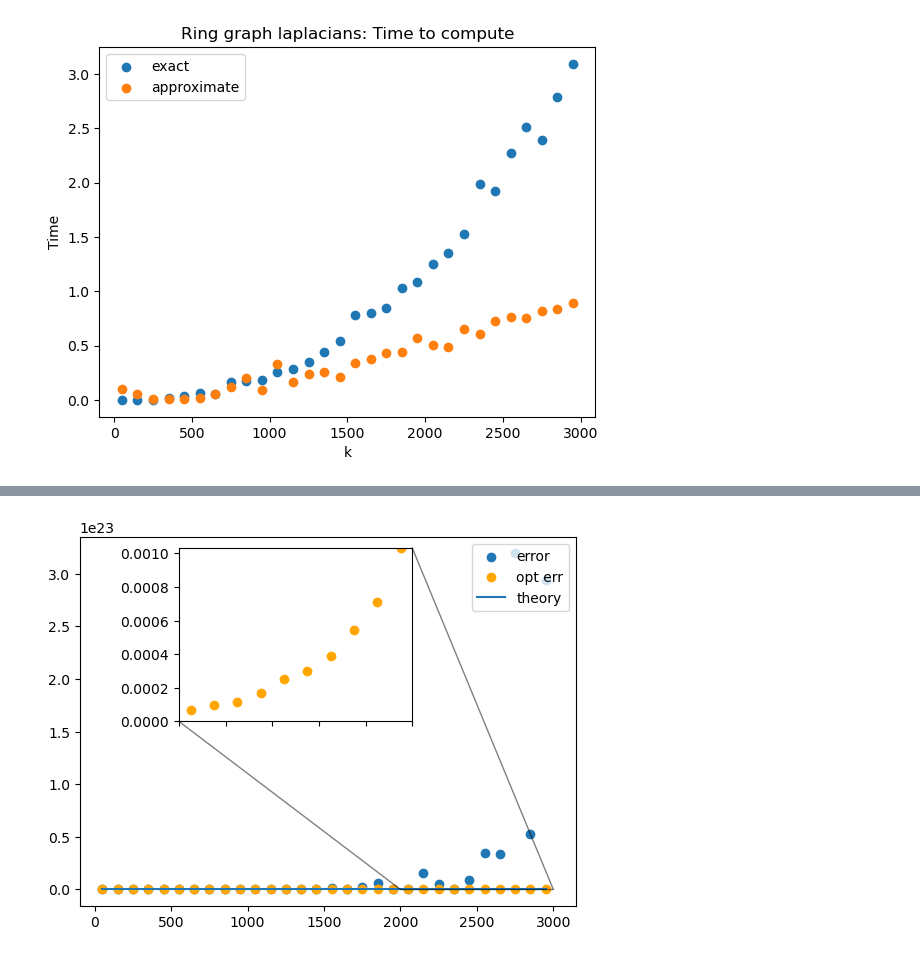
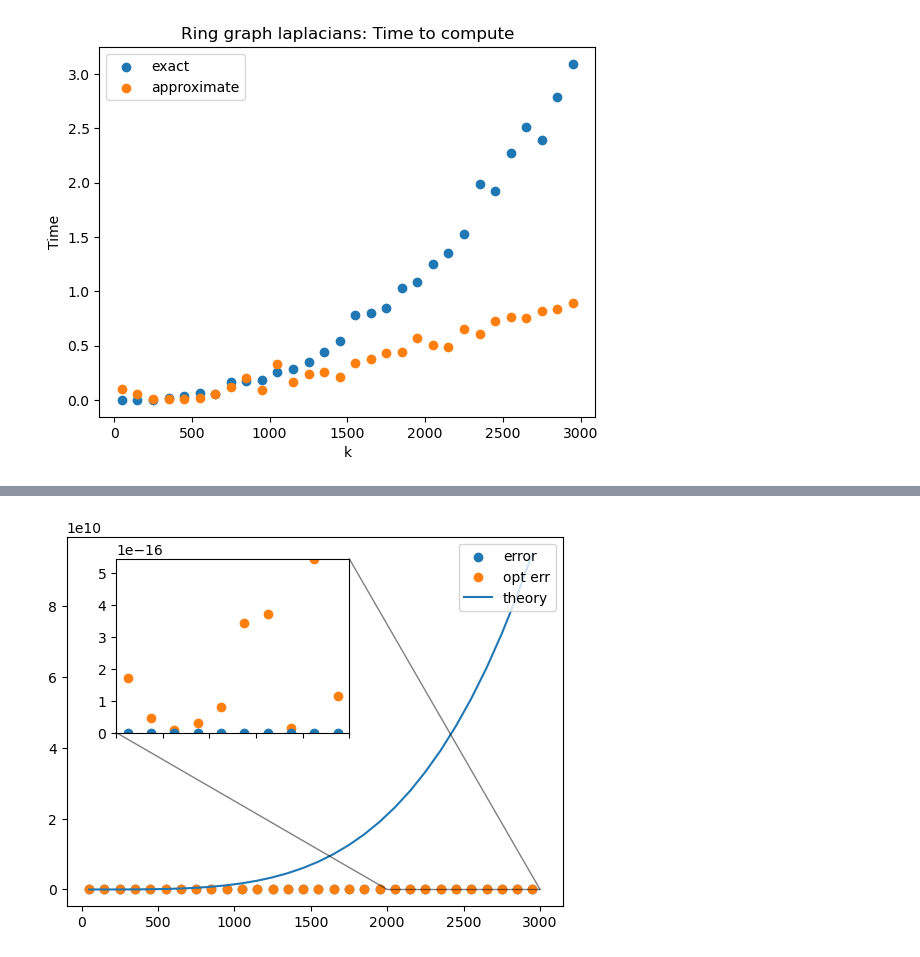
Before and after one commit to bhdsc/rNLA, a Jupyter notebook: matrix_mul.ipynb, the cells around one changed output, grey strips where cells are left out. Saved outputs shown, nothing was run; the diff lists cells and outputs as text; code cells hidden in the pictures.

```diff
--- a/matrix_mul.ipynb
+++ b/matrix_mul.ipynb
@@ -317,23 +306,26 @@ NameError: name 'ax' is not defined
-# %%
-fig, ax = plt.subplots()
-
-# ax.ylabel("$\|AS^TSB - AB\|_F$")
-# ax.xlabel("k")
-ax.scatter(Ks, left_heavy_sims["errs"], label = "error")
-ax.scatter(Ks, left_heavy_sims["opt_errs"], label = "opt err", color = "orange")
-ax.plot(Ks, left_heavy_sims["theory"], label = "theory")
-
-
-Z = np.array(left_heavy_sims["opt_errs"])
-x1, x2, y1, y2 = -1.5, -0.9, -2.5, -1.9  # subregion of the original image
-axins = ax.inset_axes(
-    [0.2, 0.5, 0.47, 0.47],
-    xlim=([2000, 3000]), ylim=(np.min(Z), np.max(Z)), xticklabels = [])
-axins.scatter(Ks, left_heavy_sims["opt_errs"], label = "opt err", color = "orange")
-
-ax.indicate_inset_zoom(axins, edgecolor="black")
-
-plt.legend(loc = "upper right")
-plt.show()
-# %% [output]
-[figure, removed]
+# %%
+fig, ax = plt.subplots()
+
+# ax.ylabel("$\|AS^TSB - AB\|_F$")
+# ax.xlabel("k")
+ax.scatter(Ks, ones_sims["errs"], label = "error")
+ax.scatter(Ks, ones_sims["opt_errs"], label = "opt err", color = "tab:orange")
+ax.plot(Ks, ones_sims["theory"], label = "theory")
+
+W = np.array(ones_sims["errs"])
+Z = np.array(ones_sims["opt_errs"])
+x1, x2, y1, y2 = -1.5, -0.9, -2.5, -1.9  # subregion of the original image
+axins = ax.inset_axes(
+    [0.1, 0.47, 0.47, 0.47],
+    xlim=([2000, 3000]), ylim=(0, np.max(Z)), xticklabels = [])
+axins.scatter(Ks, ones_sims["opt_errs"], label = "opt err", color = "tab:orange")
+axins.scatter(Ks, ones_sims["errs"], label = "err", color = "tab:blue")
+
+
+
+ax.indicate_inset_zoom(axins, edgecolor="black")
+
+plt.legend(loc = "upper right")
+plt.show()
+# %% [output]
+[figure, added]
```
Also changed, not shown: parts of 18 cells of this notebook.
